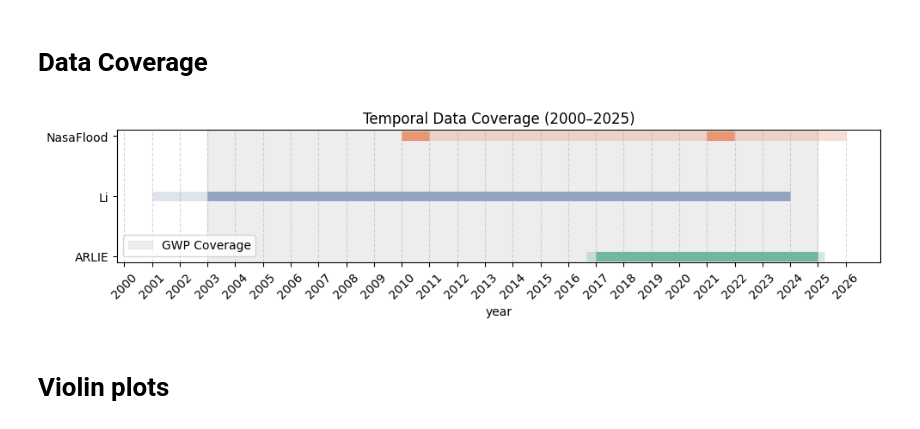
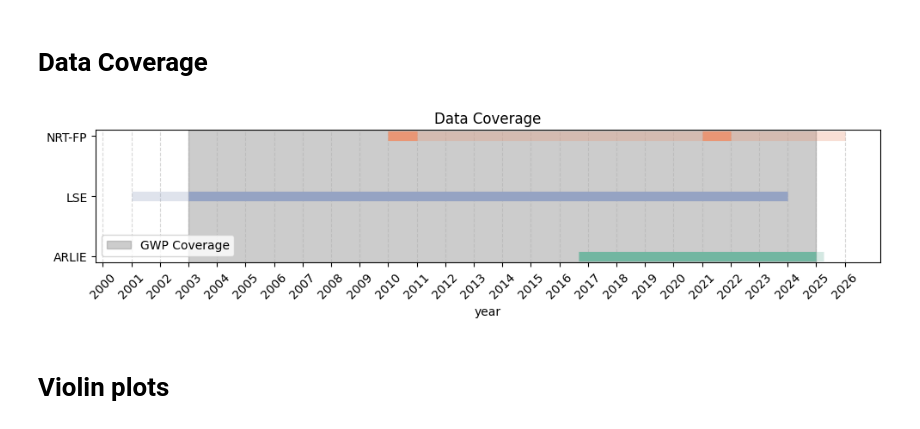
Before and after one commit to ElenaScholz/gwp-validation, a Jupyter notebook: notebooks/plots.ipynb, the cells around one changed output. Saved outputs shown, nothing was run; the diff lists cells and outputs as text; code cells hidden in the pictures.

Commit message:
plots changed

```diff
--- a/notebooks/plots.ipynb
+++ b/notebooks/plots.ipynb
@@ -11,13 +11,13 @@ import seaborn as sns
 data = [
     ("GWP",       "01.01.2003", "31.12.2024", None, None),
     ("ARLIE",     "01.09.2016", "01.04.2025", "01.09.2016", "31.12.2024"),
-    ("Li",        "01.01.2001", "31.12.2023", "01.01.2003", "31.12.2023"),
-    ("NasaFlood", "01.01.2010", "31.12.2025", "01.01.2010", "31.12.2010"),  # volle Abdeckung + genutzte Jahre
+    ("LSE",        "01.01.2001", "31.12.2023", "01.01.2003", "31.12.2023"),
+    ("NRT-FP", "01.01.2010", "31.12.2025", "01.01.2010", "31.12.2010"),  # volle Abdeckung + genutzte Jahre
 ]
 
-# NasaFlood hat zwei Nutzzeiträume – erweitern:
+# NRT-FP hat zwei Nutzzeiträume – erweitern:
 # du kannst mehrere Einträge hinzufügen, um mehrere dunkle Segmente zu zeichnen
-data.append(("NasaFlood", "01.01.2010", "31.12.2025", "01.01.2021", "31.12.2021"))
+data.append(("NRT-FP", "01.01.2010", "31.12.2025", "01.01.2021", "31.12.2021"))
 
 
 df = pd.DataFrame(data, columns=["Dataset", "Start1", "End1", "Start2", "End2"])
@@ -29,8 +29,8 @@ for col in ["Start1", "End1", "Start2", "End2"]:
 # Farben
 colors = {
     "ARLIE": "#72B6A1",
-    "Li": "#95A3C3",
-    "NasaFlood": "#E99675",
+    "LSE": "#95A3C3",
+    "NRT-FP": "#E99675",
 }
 
 
@@ -43,7 +43,7 @@ fig, ax = plt.subplots(figsize=(10, 2.7))
 
 # === GWP als grauer Hintergrund ===
 gwp_row = df[df["Dataset"] == "GWP"].iloc[0]
-ax.axvspan(gwp_row["Start1"], gwp_row["End1"], color="lightgrey", alpha=0.4, label="GWP Coverage")
+ax.axvspan(gwp_row["Start1"], gwp_row["End1"], color="grey", alpha=0.4, label="GWP Coverage")
 
 # === Andere Datensätze ===
 for i, dataset in enumerate(datasets):
@@ -66,35 +66,35 @@ for i, dataset in enumerate(datasets):
     for _, row in subset.iterrows():
         if pd.notna(row["Start2"]) and pd.notna(row["End2"]):
             ax.plot(
                 [row["Start2"], row["End2"]],
                 [i, i],
                 lw=8,
                 alpha=1.0,
                 color=color,
                 solid_capstyle="butt"
             )
 
 # y-Ticks & Labels korrekt setzen
 ax.set_yticks(range(len(datasets)))
 ax.set_yticklabels(datasets)
 
 
 # X-Achse: jedes Jahr
 years = pd.date_range("2000-01-01", "2026-01-01", freq="YS")
 ax.set_xticks(years)
 ax.set_xticklabels([y.year for y in years], rotation=45)
 ax.xaxis.set_major_formatter(mdates.DateFormatter("%Y"))
 
 # Grid
 ax.grid(axis="x", linestyle="--", alpha=0.5)
 
 ax.set_xlabel("year")
-ax.set_title("Temporal Data Coverage (2000–2025)")
+ax.set_title("Data Coverage")
 ax.legend(loc="lower left")
 plt.tight_layout()
 plt.show()
 # %% [output]
-[figure, old version]
+[figure, new version]
 # %% [markdown]
 # Violin plots
 # %%
```
